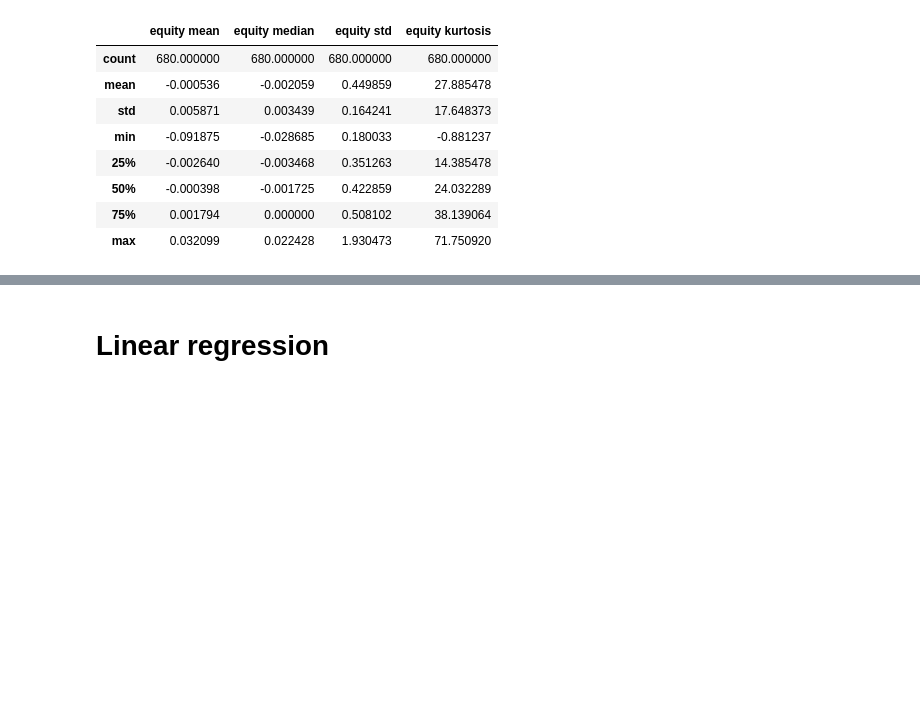
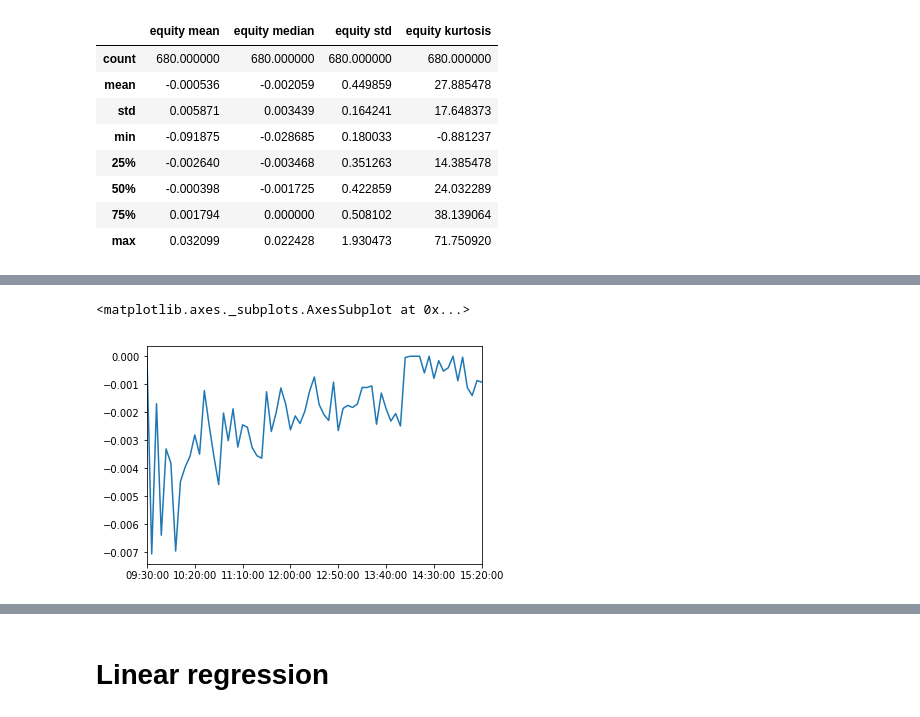
Before and after one commit to jeorme/rapportRCP209, a Jupyter notebook: vol_project.ipynb, the cells around one changed output, grey strips where cells are left out. Saved outputs shown, nothing was run; the diff lists cells and outputs as text; code cells hidden in the pictures; blank space fills up the shorter version.

```diff
--- a/vol_project.ipynb
+++ b/vol_project.ipynb
@@ -120,0 +133,5 @@ intraday = pd.DataFrame(intraday_mean)
+# %%
+equity_date_median.plot()
+# %% [output]
+<matplotlib.axes._subplots.AxesSubplot at 0x...>
+[figure, added]
```
Also changed, not shown: parts of 37 cells of this notebook, 1 other file.
